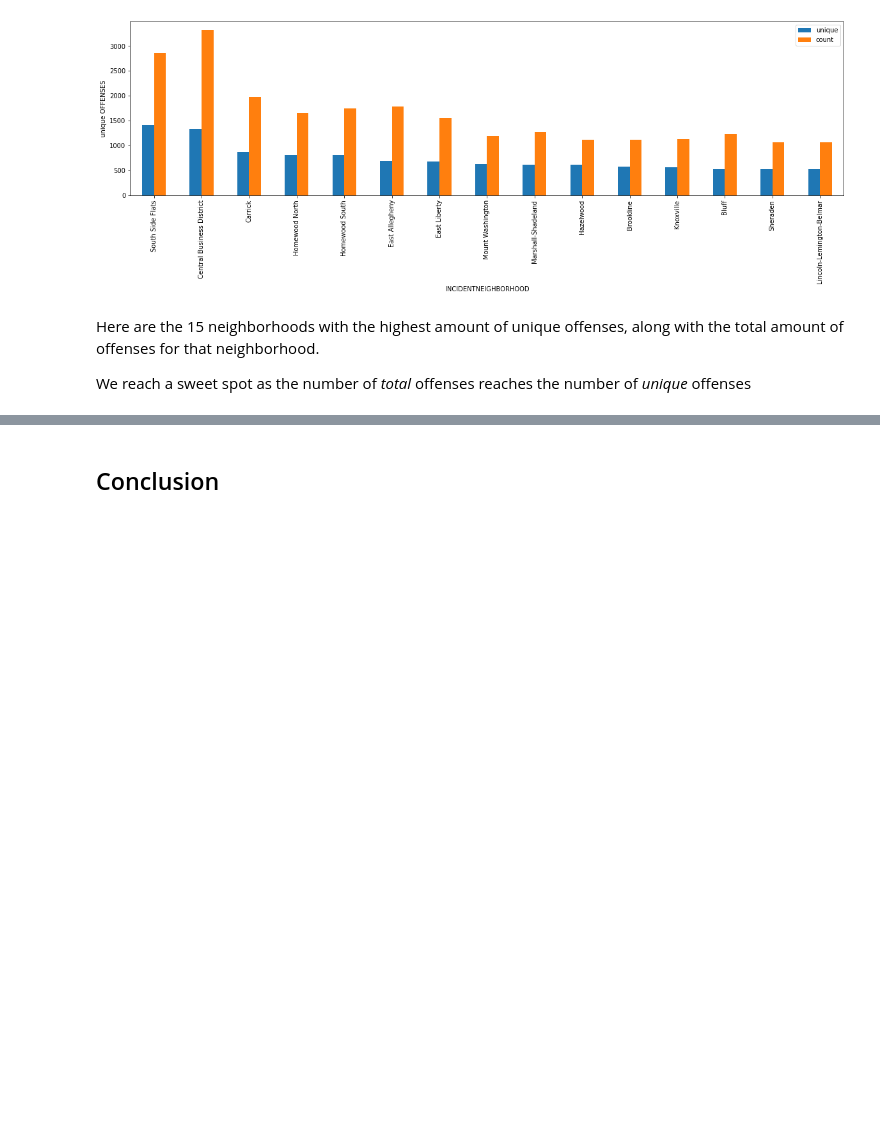
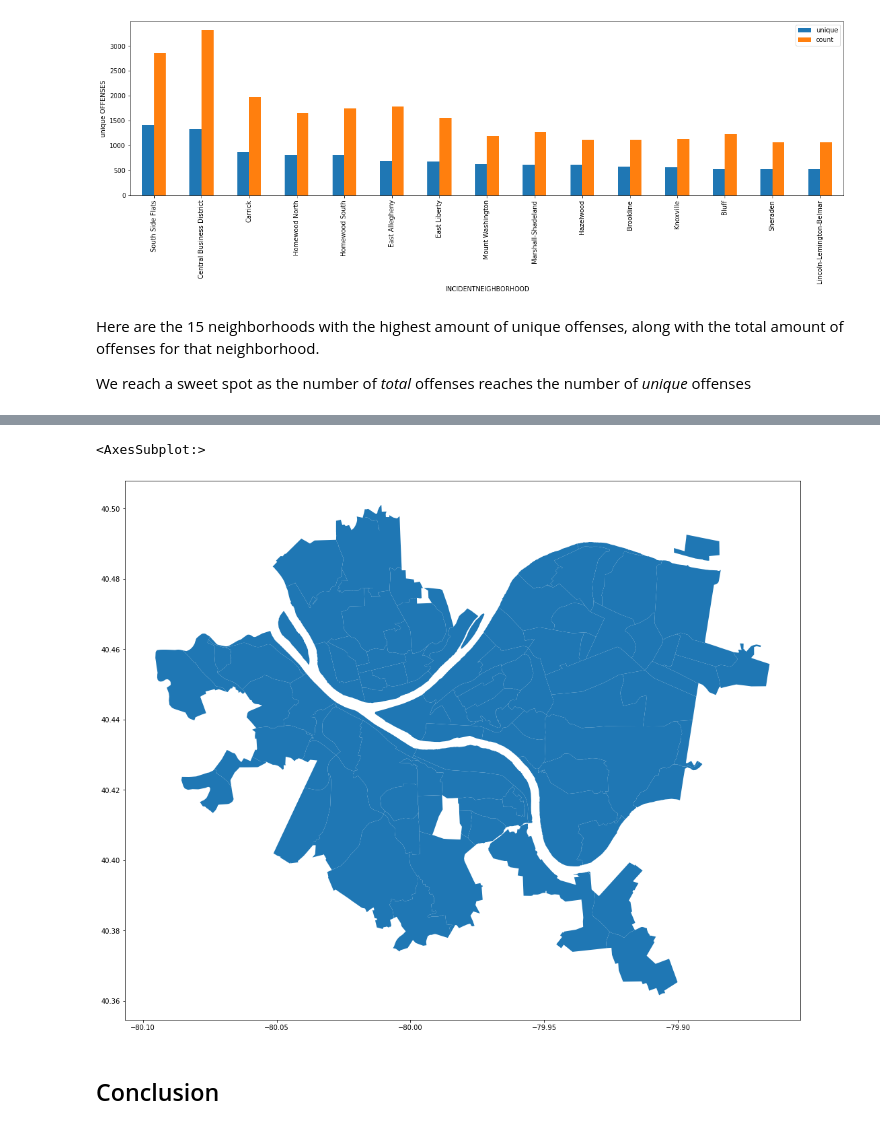
Before and after one commit to strobosco/bigideasfinal, a Jupyter notebook: safety.ipynb, the cells around one changed output, grey strips where cells are left out. Saved outputs shown, nothing was run; the diff lists cells and outputs as text; code cells hidden in the pictures; blank space fills up the shorter version.

Commit message:
added neighborhoods folder

```diff
--- a/safety.ipynb
+++ b/safety.ipynb
@@ -88,5 +89,11 @@ df.sort_values(by='unique', ascending=False).iloc[-12:-2].plot.bar(y=['unique',
 HERE is where we'd like to be
 </div>
+# %%
+neighborhoods = geopandas.read_file("Neighborhoods/Neighborhoods_.shp")
+neighborhoods.plot(figsize=(15,15))
+# %% [output]
+<AxesSubplot:>
+[figure, added]
 # %% [markdown]
 ## Conclusion
 # %%
```
Also changed, not shown: parts of 3 cells of this notebook, 5 other files.
